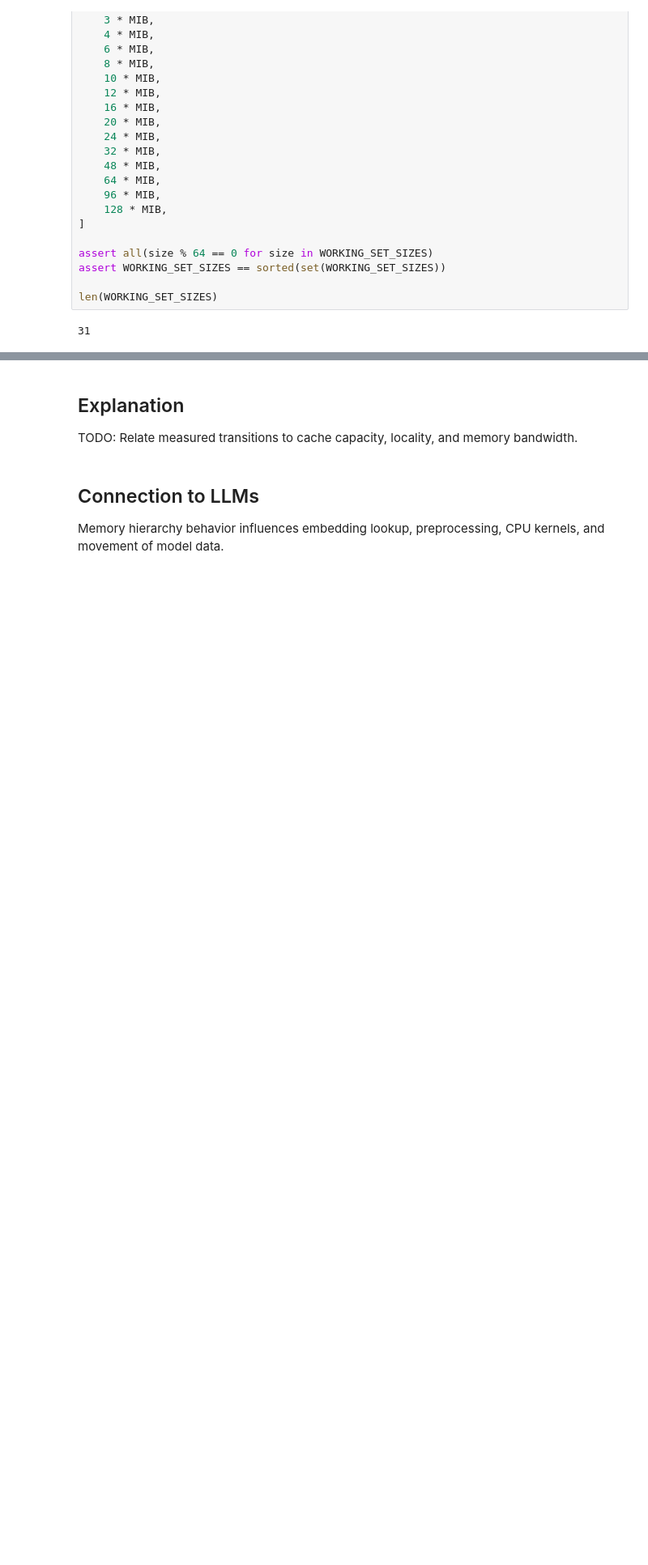
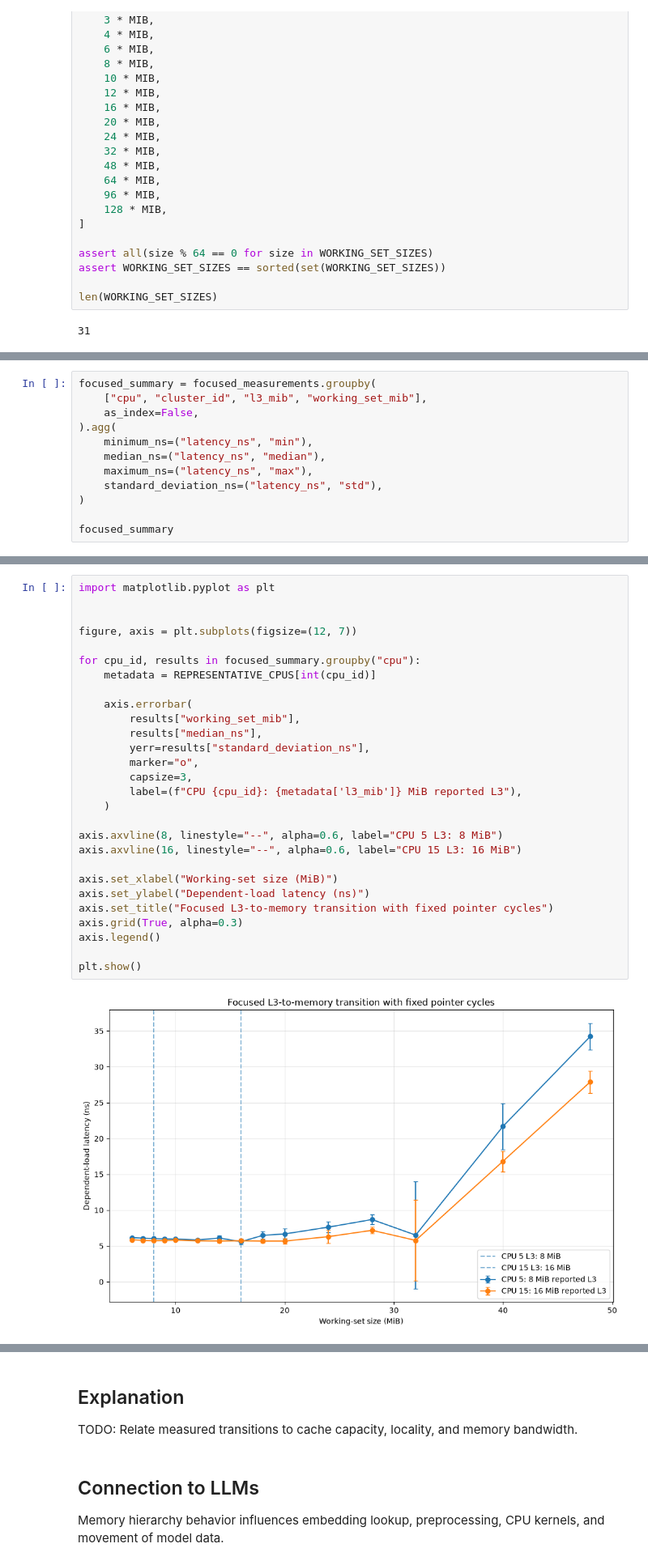
Before and after one commit to coert/dgx-spark-lab, a Jupyter notebook: experiments/00-foundations/02-memory-hierarchy.ipynb, the cells around one changed output, grey strips where cells are left out. Shown at 81% size. Cells and saved outputs as stored; diff of their text form; blank space fills up the shorter version.

Commit message:
Refine memory hierarchy latency analysis

```diff
--- a/experiments/00-foundations/02-memory-hierarchy.ipynb
+++ b/experiments/00-foundations/02-memory-hierarchy.ipynb
@@ -702,0 +752,12 @@ cluster_comparison.query("8 <= working_set_mib <= 20")
+# %%
+focused_summary = focused_measurements.groupby(
+    ["cpu", "cluster_id", "l3_mib", "working_set_mib"],
+    as_index=False,
+).agg(
+    minimum_ns=("latency_ns", "min"),
+    median_ns=("latency_ns", "median"),
+    maximum_ns=("latency_ns", "max"),
+    standard_deviation_ns=("latency_ns", "std"),
+)
+
+focused_summary
@@ -703,3 +782,33 @@ cluster_comparison.query("8 <= working_set_mib <= 20")
+# %%
+import matplotlib.pyplot as plt
+
+
+figure, axis = plt.subplots(figsize=(12, 7))
+
+for cpu_id, results in focused_summary.groupby("cpu"):
+    metadata = REPRESENTATIVE_CPUS[int(cpu_id)]
+
+    axis.errorbar(
+        results["working_set_mib"],
+        results["median_ns"],
+        yerr=results["standard_deviation_ns"],
+        marker="o",
+        capsize=3,
+        label=(f"CPU {cpu_id}: {metadata['l3_mib']} MiB reported L3"),
+    )
+
+axis.axvline(8, linestyle="--", alpha=0.6, label="CPU 5 L3: 8 MiB")
+axis.axvline(16, linestyle="--", alpha=0.6, label="CPU 15 L3: 16 MiB")
+
+axis.set_xlabel("Working-set size (MiB)")
+axis.set_ylabel("Dependent-load latency (ns)")
+axis.set_title("Focused L3-to-memory transition with fixed pointer cycles")
+axis.grid(True, alpha=0.3)
+axis.legend()
+
+plt.show()
+# %% [output]
+[figure, added]
 # %% [markdown]
 ## Observations
 
```
Also changed, not shown: parts of 10 cells of this notebook.
